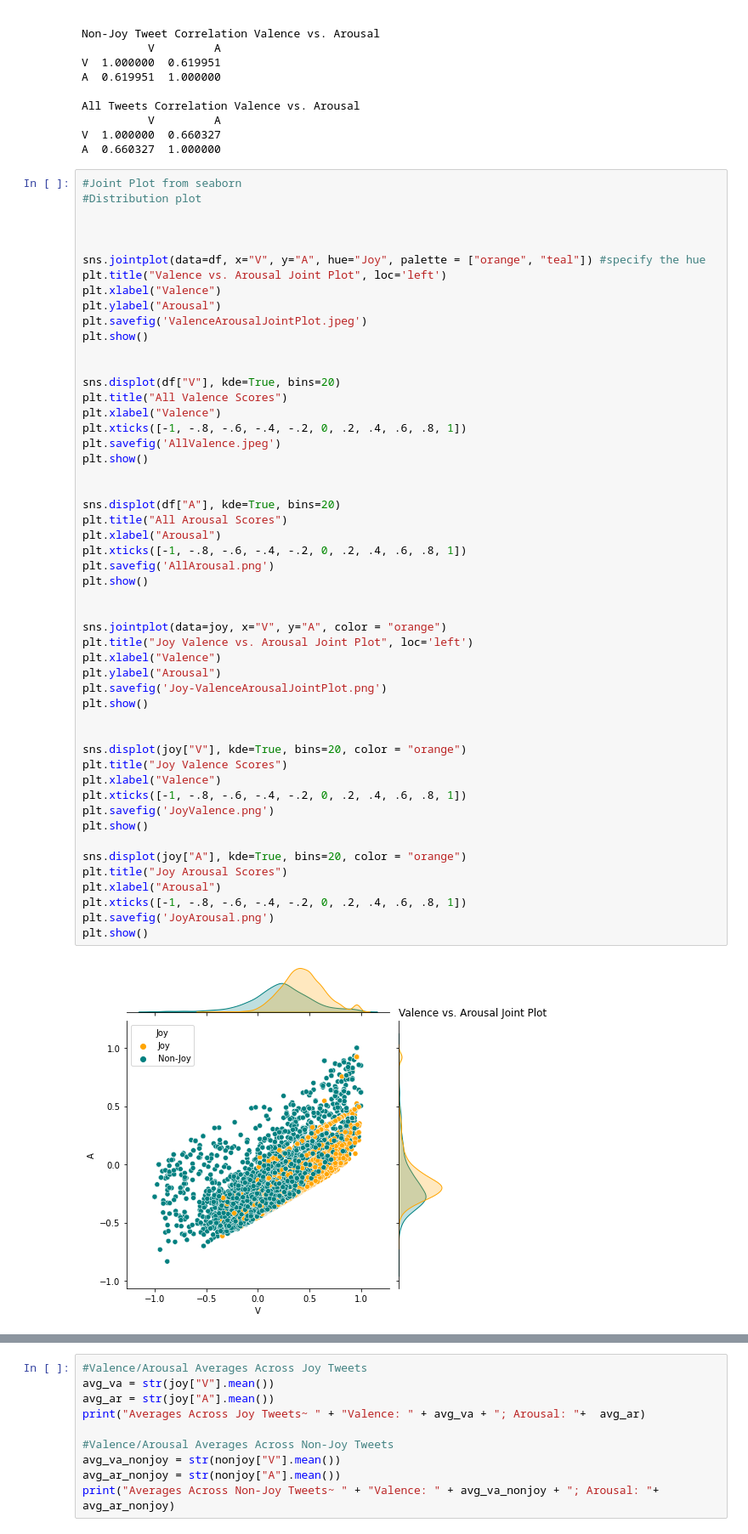
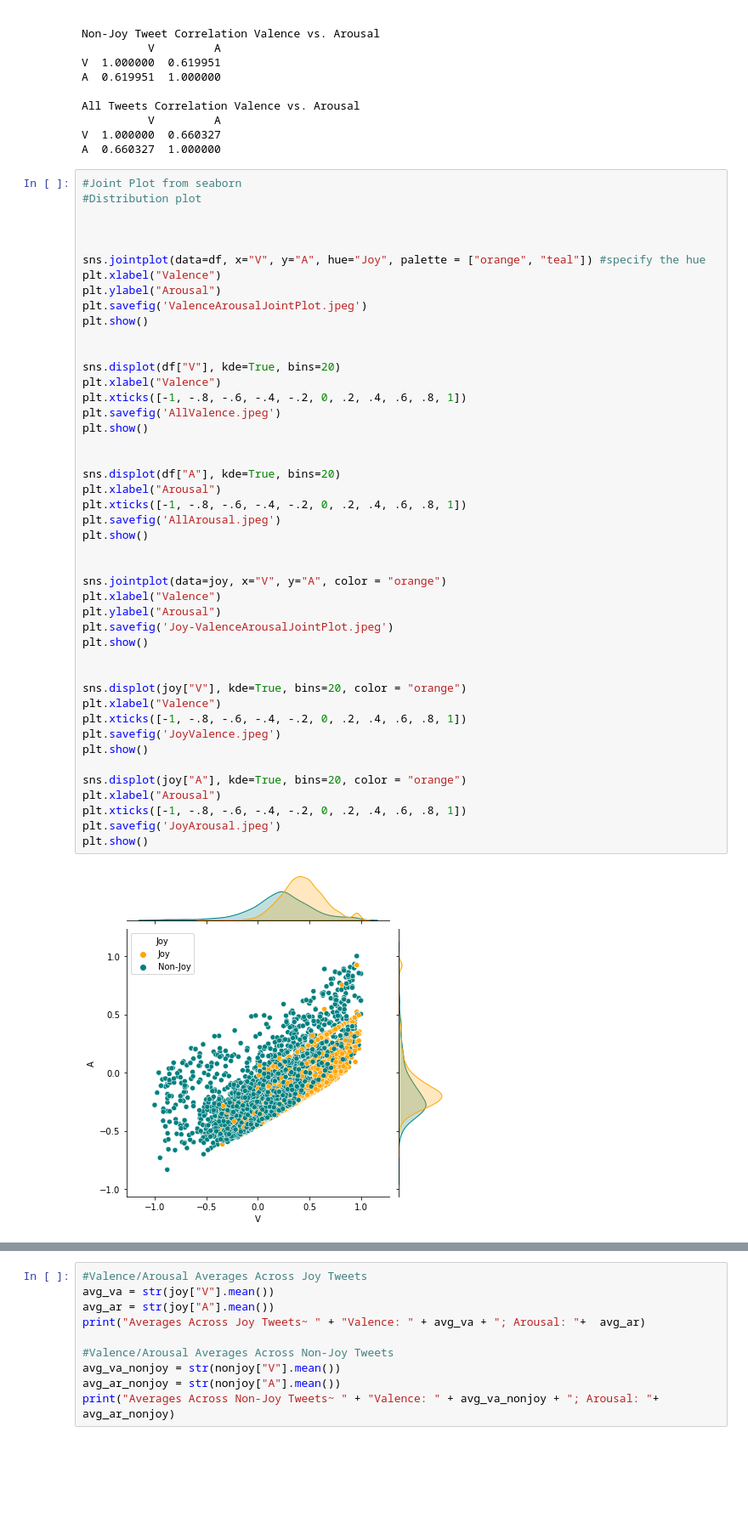
Before and after one commit to corinnesteuk/Joy-Project, a Jupyter notebook: Joy-VAD.ipynb, the cells around one changed output, grey strips where cells are left out. Shown at 85% size. Drawn from its saved outputs; the diff is of its cells as text; blank space fills up the shorter version.

```diff
--- a/Joy-VAD.ipynb
+++ b/Joy-VAD.ipynb
@@ -98,7 +98,6 @@ A  0.660327  1.000000
 
 
 sns.jointplot(data=df, x="V", y="A", hue="Joy", palette = ["orange", "teal"]) #specify the hue
-plt.title("Valence vs. Arousal Joint Plot", loc='left')
 plt.xlabel("Valence")
 plt.ylabel("Arousal")
 plt.savefig('ValenceArousalJointPlot.jpeg')
@@ -106,41 +105,36 @@ plt.show()
 
 
 sns.displot(df["V"], kde=True, bins=20)
-plt.title("All Valence Scores")
 plt.xlabel("Valence")
 plt.xticks([-1, -.8, -.6, -.4, -.2, 0, .2, .4, .6, .8, 1])
 plt.savefig('AllValence.jpeg')
 plt.show()
 
 
 sns.displot(df["A"], kde=True, bins=20)
-plt.title("All Arousal Scores")
 plt.xlabel("Arousal")
 plt.xticks([-1, -.8, -.6, -.4, -.2, 0, .2, .4, .6, .8, 1])
-plt.savefig('AllArousal.png')
+plt.savefig('AllArousal.jpeg')
 plt.show()
 
 
 sns.jointplot(data=joy, x="V", y="A", color = "orange")
-plt.title("Joy Valence vs. Arousal Joint Plot", loc='left')
 plt.xlabel("Valence")
 plt.ylabel("Arousal")
-plt.savefig('Joy-ValenceArousalJointPlot.png')
+plt.savefig('Joy-ValenceArousalJointPlot.jpeg')
 plt.show()
 
 
 sns.displot(joy["V"], kde=True, bins=20, color = "orange")
-plt.title("Joy Valence Scores")
 plt.xlabel("Valence")
 plt.xticks([-1, -.8, -.6, -.4, -.2, 0, .2, .4, .6, .8, 1])
-plt.savefig('JoyValence.png')
+plt.savefig('JoyValence.jpeg')
 plt.show()
 
 sns.displot(joy["A"], kde=True, bins=20, color = "orange")
-plt.title("Joy Arousal Scores")
 plt.xlabel("Arousal")
 plt.xticks([-1, -.8, -.6, -.4, -.2, 0, .2, .4, .6, .8, 1])
-plt.savefig('JoyArousal.png')
+plt.savefig('JoyArousal.jpeg')
 plt.show()
 # %% [output]
-[figure, old version]
+[figure, new version]
```
Also changed, not shown: parts of 1 cell of this notebook.
